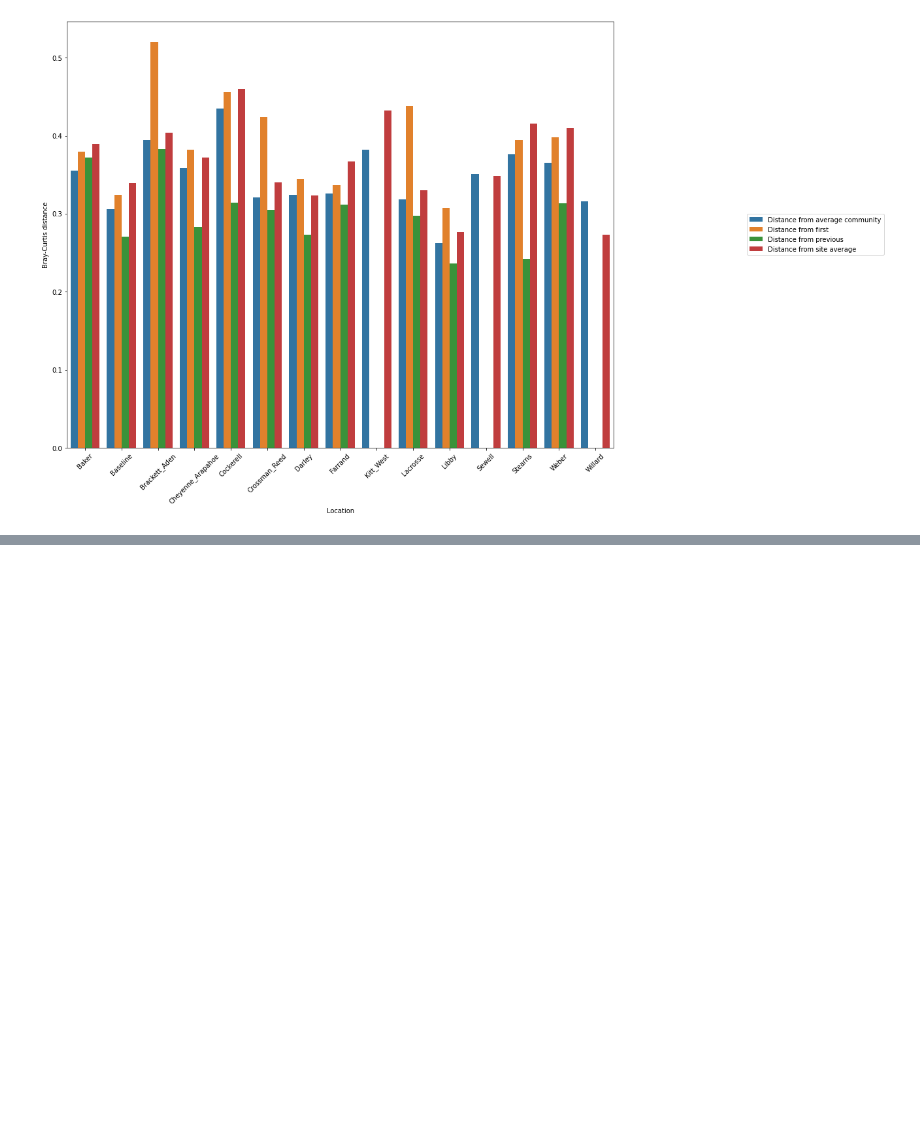
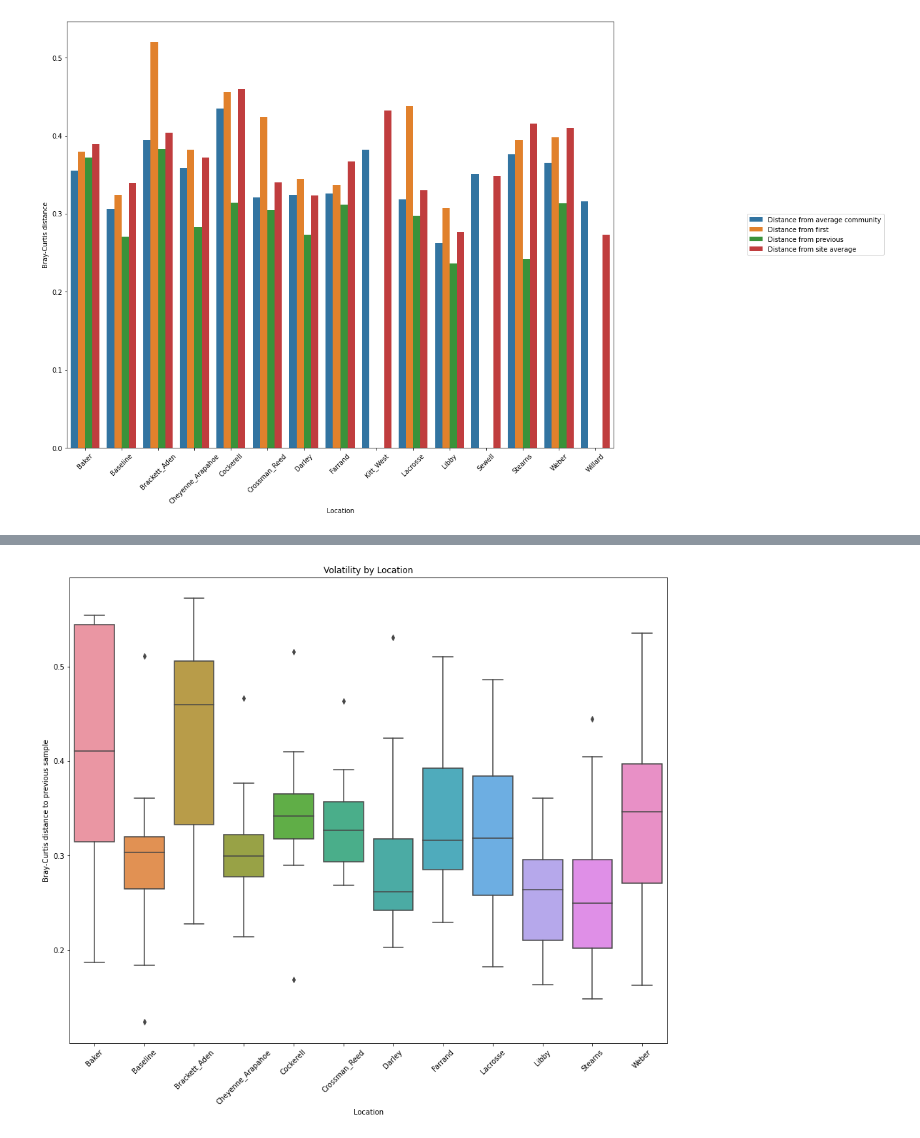
Before and after one commit to sterrettJD/CU-Sewer-Metagenomics, a Jupyter notebook: Volatility_analysis.ipynb, the cells around one changed output, grey strips where cells are left out. Drawn from its saved outputs; the diff is of its cells as text; code cells hidden in the pictures; blank space fills up the shorter version.

```diff
--- a/Volatility_analysis.ipynb
+++ b/Volatility_analysis.ipynb
@@ -789,0 +830,14 @@ fig.set_size_inches(15,12)
+# %%
+ax = sns.boxplot(x='Location',
+            y='Distance from previous',
+            data=alldists2[alldists2['Days Since']!=0].dropna())
+
+ax.set_ylabel('Bray-Curtis distance to previous sample')
+ax.set_xlabel('Location')
+ax.set_title('Volatility by Location')
+for item in ax.get_xticklabels():
+    item.set_rotation(45)
+fig = plt.gcf()
+fig.set_size_inches(15,12)
+# %% [output]
+[figure, added]
```
Also changed, not shown: parts of 89 cells of this notebook.
